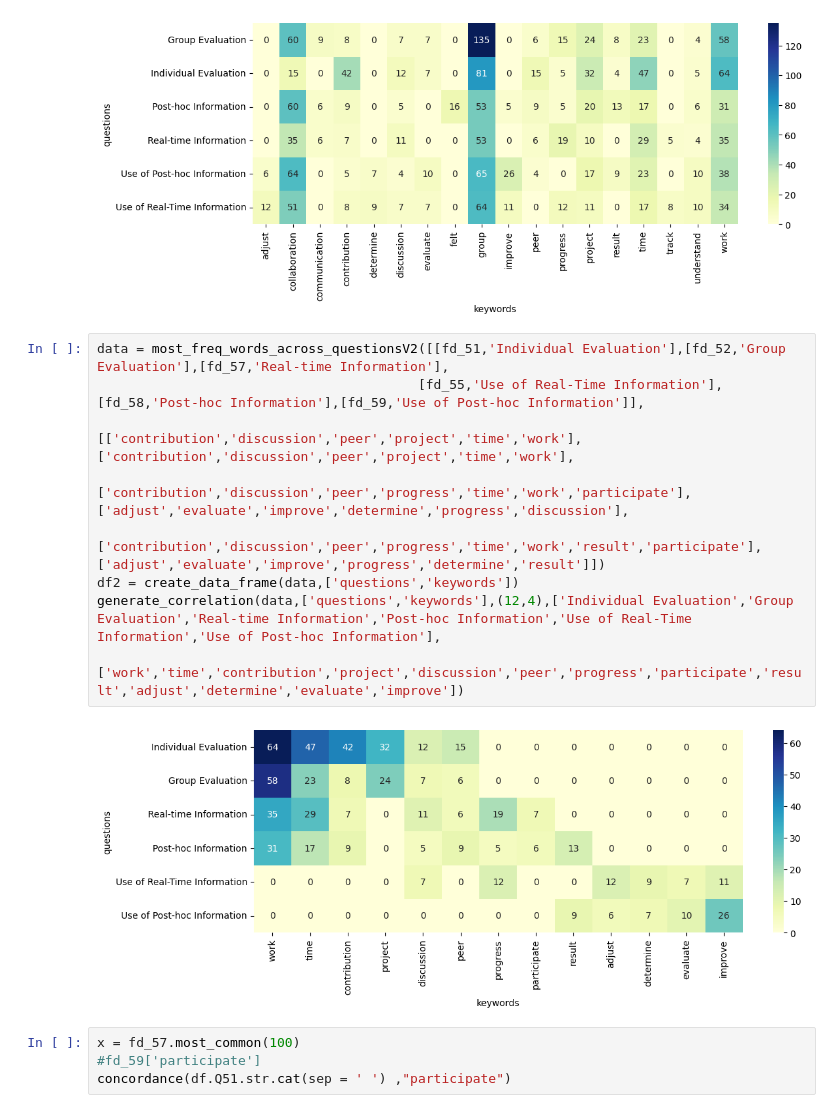
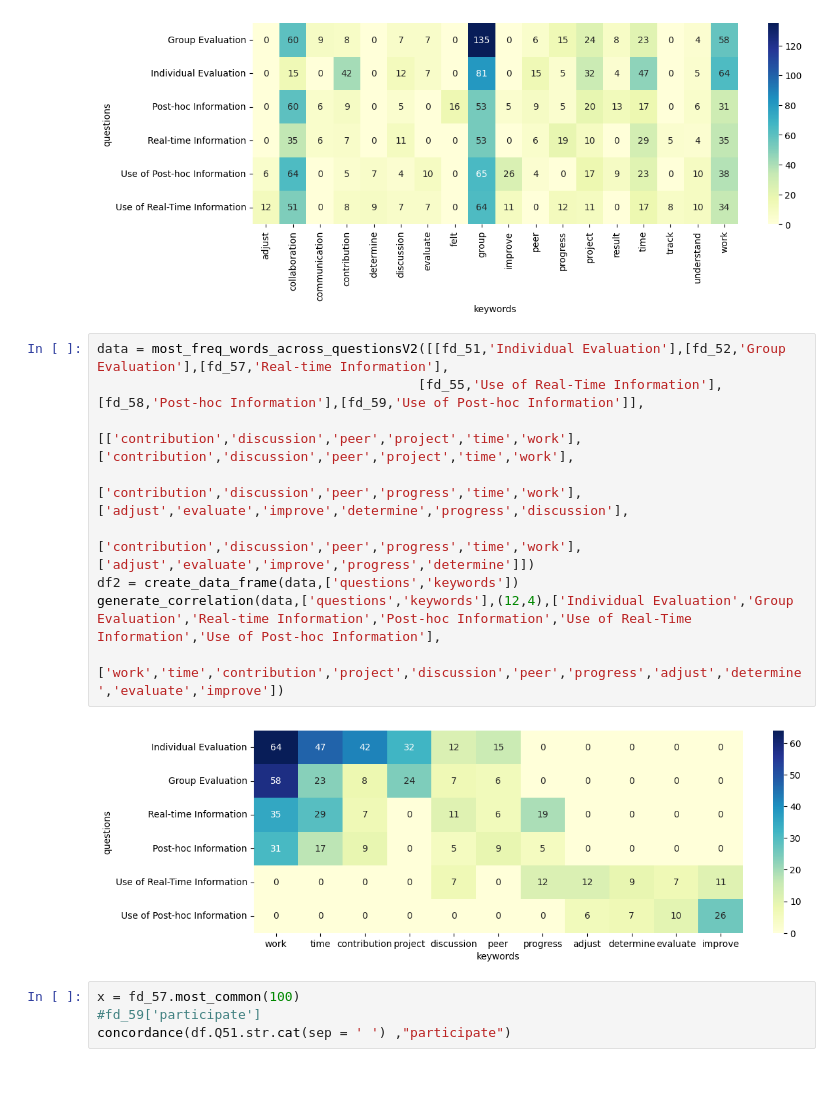
Before and after one commit to tiilt-lab/Blinc-collab-notebooks, a Jupyter notebook: Blinc_leverage_collaboration_To.ipynb, the cells around one changed output. Cells and saved outputs as stored; diff of their text form; blank space fills up the shorter version.

```diff
--- a/Blinc_leverage_collaboration_To.ipynb
+++ b/Blinc_leverage_collaboration_To.ipynb
@@ -1171,14 +1171,14 @@ generate_correlation(data,['questions','keywords'],(12,4))
 # %%
 data = most_freq_words_across_questionsV2([[fd_51,'Individual Evaluation'],[fd_52,'Group Evaluation'],[fd_57,'Real-time Information'],
                                          [fd_55,'Use of Real-Time Information'],[fd_58,'Post-hoc Information'],[fd_59,'Use of Post-hoc Information']],
                                         [['contribution','discussion','peer','project','time','work'],['contribution','discussion','peer','project','time','work'],
-                                         ['contribution','discussion','peer','progress','time','work','participate'], ['adjust','evaluate','improve','determine','progress','discussion'],
-                                         ['contribution','discussion','peer','progress','time','work','result','participate'], ['adjust','evaluate','improve','progress','determine','result']])
+                                         ['contribution','discussion','peer','progress','time','work'], ['adjust','evaluate','improve','determine','progress','discussion'],
+                                         ['contribution','discussion','peer','progress','time','work'], ['adjust','evaluate','improve','progress','determine']])
 df2 = create_data_frame(data,['questions','keywords'])
 generate_correlation(data,['questions','keywords'],(12,4),['Individual Evaluation','Group Evaluation','Real-time Information','Post-hoc Information','Use of Real-Time Information','Use of Post-hoc Information'],
-                     ['work','time','contribution','project','discussion','peer','progress','participate','result','adjust','determine','evaluate','improve'])
+                     ['work','time','contribution','project','discussion','peer','progress','adjust','determine','evaluate','improve'])
 # %% [output]
-[figure, old version]
+[figure, new version]
 # %%
 x = fd_57.most_common(100)
 #fd_59['participate']
```
Also changed, not shown: parts of 8 cells of this notebook.
